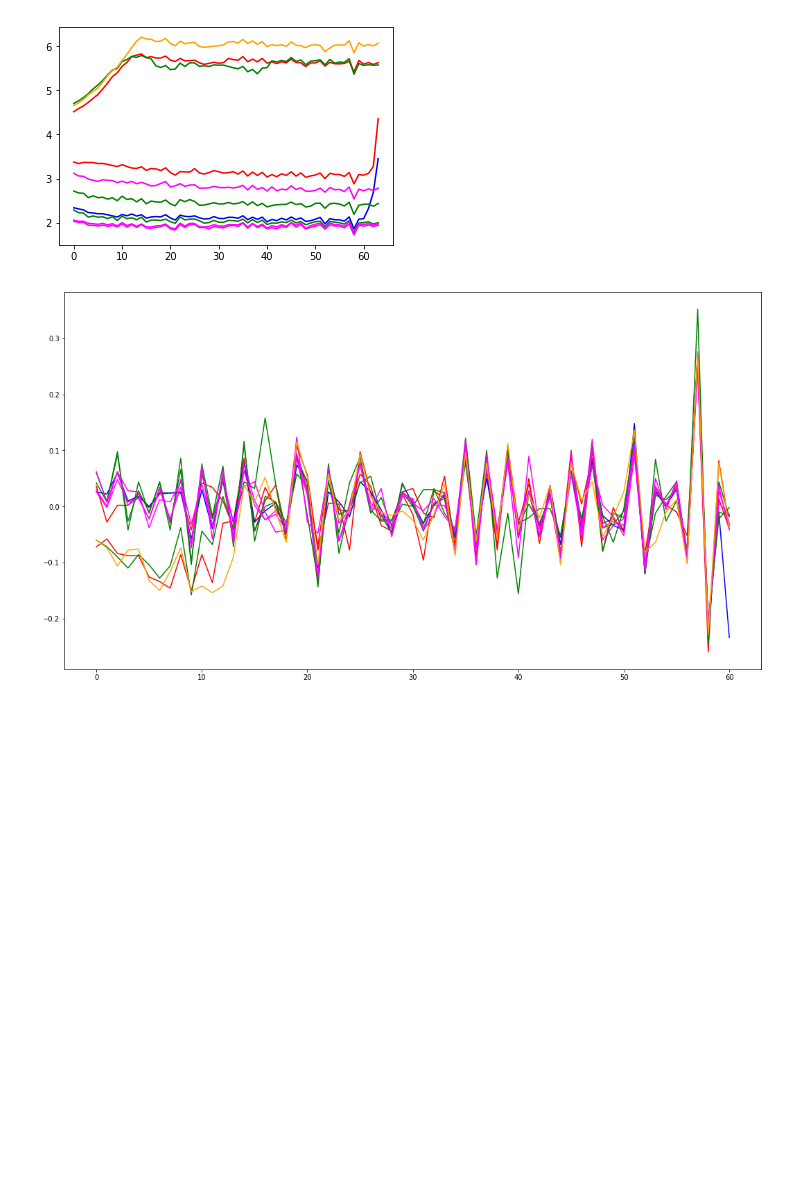
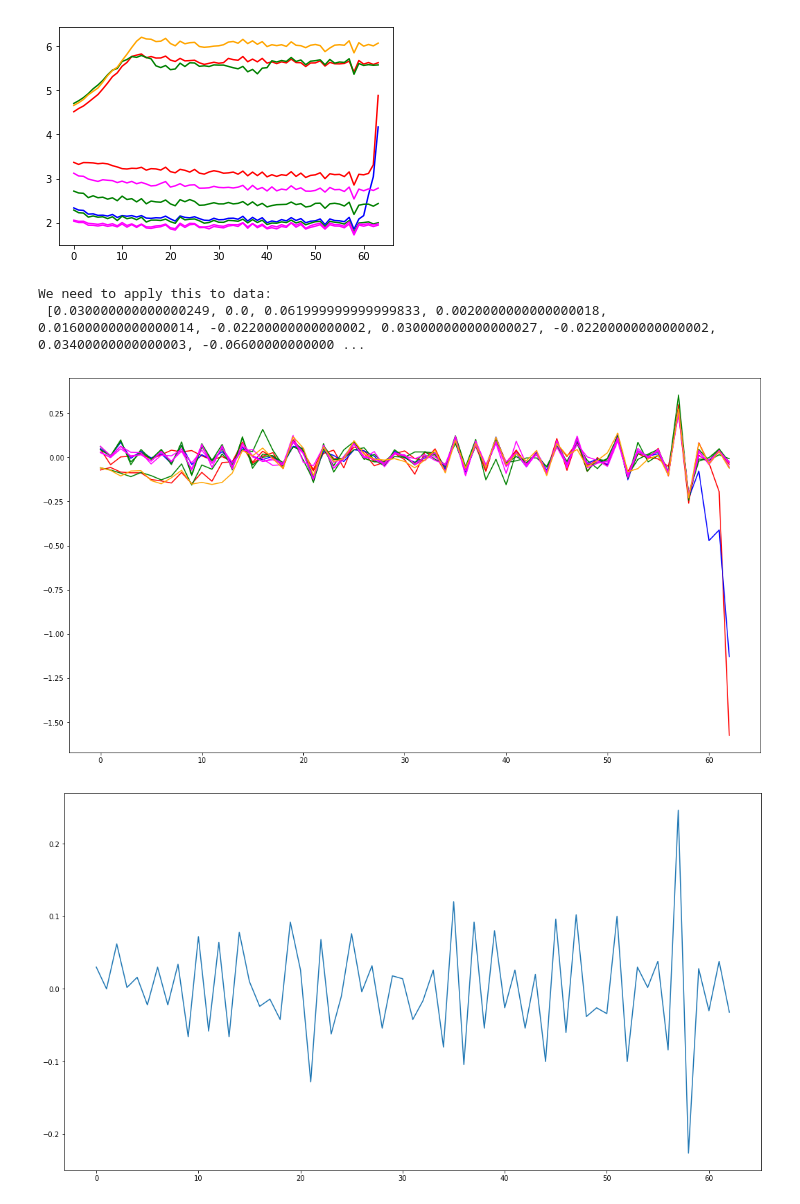
Before and after one commit to PRBonn/depth_clustering, a Jupyter notebook: notebooks/depth_fix.ipynb, the cells around one changed output. Saved outputs shown, nothing was run; the diff lists cells and outputs as text; code cells hidden in the pictures; blank space fills up the shorter version.

Commit message:
print the fix

```diff
--- a/notebooks/depth_fix.ipynb
+++ b/notebooks/depth_fix.ipynb
@@ -29,7 +29,7 @@ def read_image(image_name, rows):
     return np_image
 # %%
 scans = ["scan10159.png", "scan10162.png", "scan10197.png", "scan10321.png", "scan00197.png"]
-rows = [[320, 630], [270], [200, 230, 680], [180, 600, 700], [670]]
+rows = [[310, 630], [270], [200, 230, 680], [180, 600, 700], [670]]
 colors = ['red', 'blue', 'green', 'magenta', 'orange']
 
 images = []
@@ -52,15 +52,27 @@ for image, rows_test, color in zip(images, rows, colors):
     for row in rows_test:
         depth_rows.append((color, draw_depth_at_row(row, image, color)))
 # %% [output]
-[figure, old version]
+[figure, new version]
 # %%
 def plot_diff_to_prev(input_list, color):
-    plt.plot([x - x_prev for x, x_prev in zip(input_list[:-1], input_list[1:])], color)
+    diff_array = [x - x_prev for x, x_prev in zip(input_list[:-1], input_list[1:])]
+    plt.plot(diff_array, color)
+    return diff_array
 
 start_idx = 0
-end_idx = 62
+end_idx = 64
 plt.figure(figsize=medium_plot)
+change_array = None
 for color, depth_row in depth_rows:
-    plot_diff_to_prev(depth_row[start_idx:end_idx], color)
+    diff_array = plot_diff_to_prev(depth_row[start_idx:end_idx], color)
+    if color == 'magenta':
+        change_array = diff_array
+
+plt.figure(figsize=medium_plot)
+plt.plot(change_array)
+print("We need to apply this to data:\n", change_array)
 # %% [output]
+We need to apply this to data:
+ [0.030000000000000249, 0.0, 0.061999999999999833, 0.0020000000000000018, 0.016000000000000014, -0.02200000000000002, 0.030000000000000027, -0.02200000000000002, 0.03400000000000003, -0.06600000000000 ...
-[figure, old version]
+[figure, new version]
+[figure, added]
```
Also changed, not shown: parts of 1 cell of this notebook.
